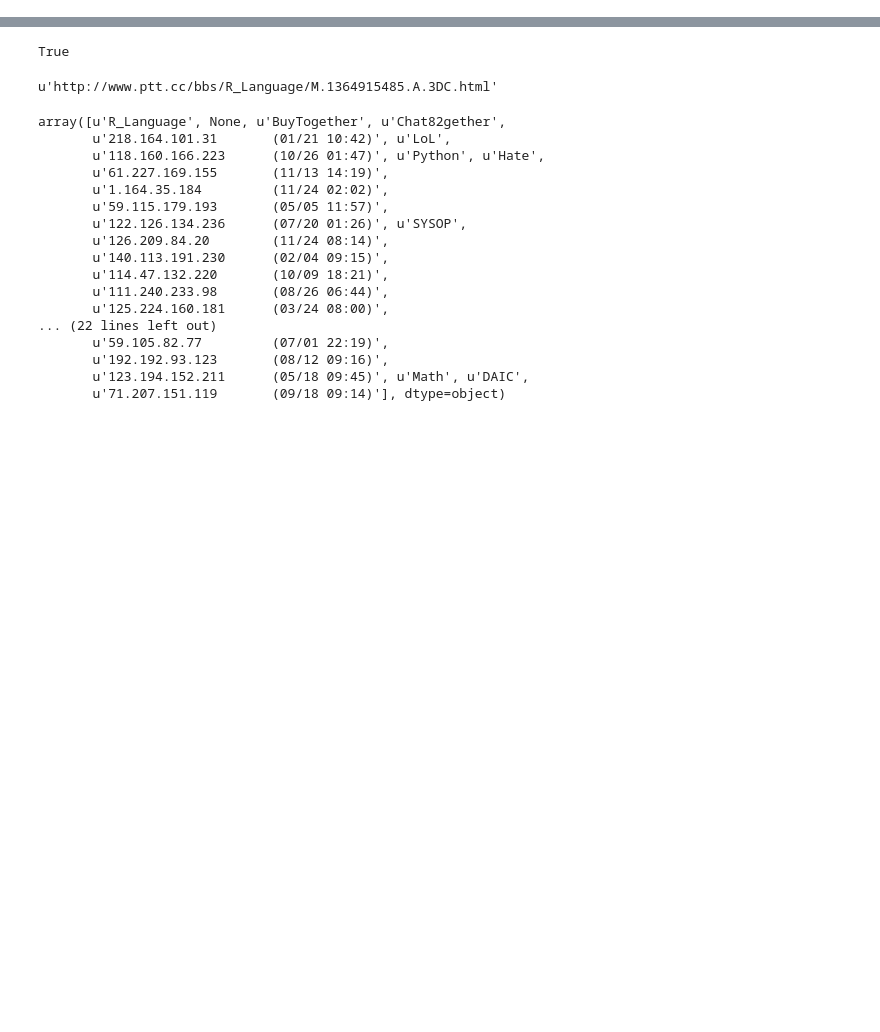
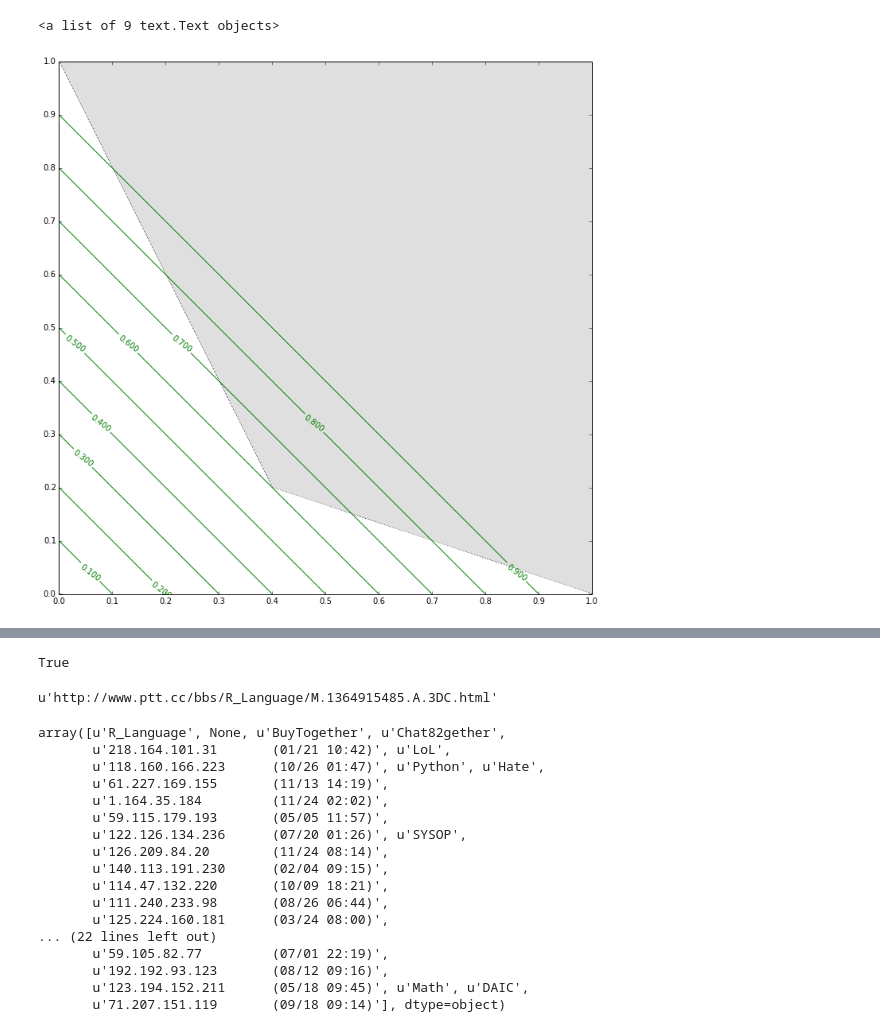
Before and after one commit to c3h3/NCCU-PyData-Courses-2013Spring, a Jupyter notebook: Lecture4/visualization/TryVisExamples.ipynb, the cells around one changed output, grey strips where cells are left out. Cells and saved outputs as stored; diff of their text form; code cells hidden in the pictures; blank space fills up the shorter version.

```diff
--- a/Lecture4/visualization/TryVisExamples.ipynb
+++ b/Lecture4/visualization/TryVisExamples.ipynb
@@ -0,0 +3,3 @@
+# %%
+import matplotlib.pylab as pylab
+pylab.rcParams['figure.figsize'] = 16, 12
@@ -0,0 +77,28 @@
+# %%
+import matplotlib.cm as cm
+xx1 = np.arange(0, 1, 0.001)
+xx2 = np.arange(0, 1, 0.001)
+XX1, XX2 = np.meshgrid(xx1, xx2)
+
+obj_fn =  XX1 + XX2
+c1_fn = 2 * XX1 +  XX2
+c2_fn = XX1 + 3 * XX2
+
+c_region = obj_fn.copy()
+
+c_region[(c1_fn > 1) & (c2_fn > 1)] = 200
+c_region[(c1_fn < 1) | (c2_fn < 1)] = 255
+
+
+
+
+c2_fn_plt = plt.imshow(c_region,origin=[0,0],cmap=cm.Greys_r)
+plt.xticks(np.linspace(0,len(xx1),11),np.linspace(0,1,11))
+plt.yticks(np.linspace(0,len(xx2),11),np.linspace(0,1,11))
+
+obj_fn_values = np.arange(0,1,0.1)
+obj_fn_plt = plt.contour(obj_fn,obj_fn_values,colors='g')
+plt.clabel(obj_fn_plt, inline=1, fontsize=10)
+# %% [output]
+<a list of 9 text.Text objects>
+[figure, added]
```
Also changed, not shown: parts of 31 cells of this notebook, 1 other file.
